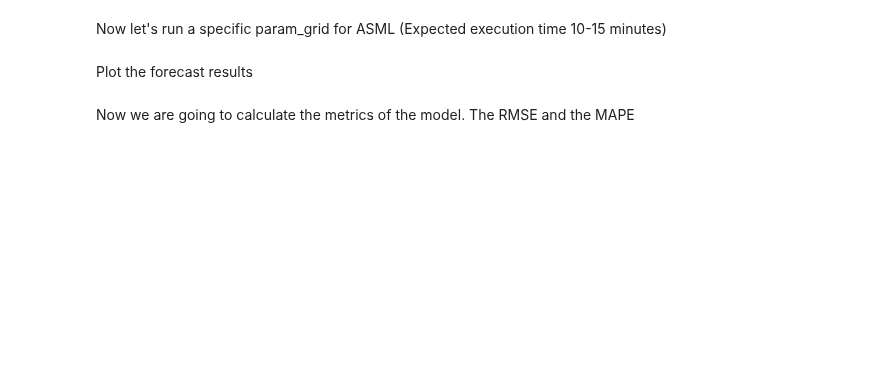
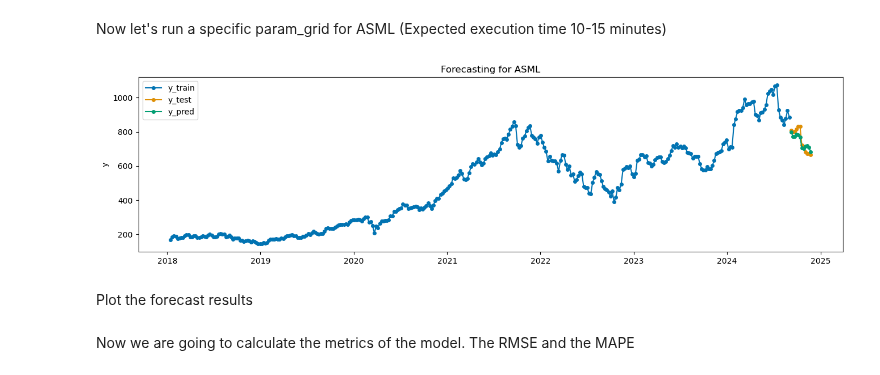
Before and after one commit to mbarriola96/stock_prices_forecasting, a Jupyter notebook: 05_modelling.ipynb, the cells around one changed output. Cells and saved outputs as stored; diff of their text form; code cells hidden in the pictures; blank space fills up the shorter version.

```diff
--- a/05_modelling.ipynb
+++ b/05_modelling.ipynb
@@ -791,34 +802,36 @@ model = Prophet(
     changepoint_prior_scale=best_params['changepoint_prior_scale'],
     seasonality_prior_scale=best_params['seasonality_prior_scale'],
     seasonality_mode=best_params['seasonality_mode'],
     weekly_seasonality=best_params['weekly_seasonality'],
     yearly_seasonality=best_params['yearly_seasonality'],
     daily_seasonality=best_params['daily_seasonality']
 )
 
 # Add new regressors
 for regressor in new_regressors_list:
     model.add_regressor(regressor)
 
 train_data_prophet.reset_index(drop=True, inplace=True)
 model.fit(train_data_prophet)
 
-future = model.make_future_dataframe(periods=test_weeks, freq='W')
+future = test_data_prophet.reset_index()[[column for column in test_data_prophet.reset_index() if column != 'y']]
 forecast = model.predict(future)
 forecast = forecast[['ds', 'yhat']].set_index('ds').rename(columns={'yhat': 'Close'})[-test_weeks:]
 
 # Ensure 'ds' is the index for train and test datasets
 train_data_prophet_plot = train_data_prophet.set_index('ds')
 test_data_prophet_plot = test_data_prophet.set_index('ds')
 
 plot_series(
     train_data_prophet_plot['y'][-500:],  # Last 500 points of training data
     test_data_prophet_plot['y'],
     forecast['Close'],
     labels=["y_train", "y_test", "y_pred"]
 )
 plt.title("Forecasting for ASML")
 plt.show()
+# %% [output]
+[figure, added]
 # %% [markdown]
 Plot the forecast results
 # %% [markdown]
```
Also changed, not shown: parts of 30 cells of this notebook, 21 other files.
